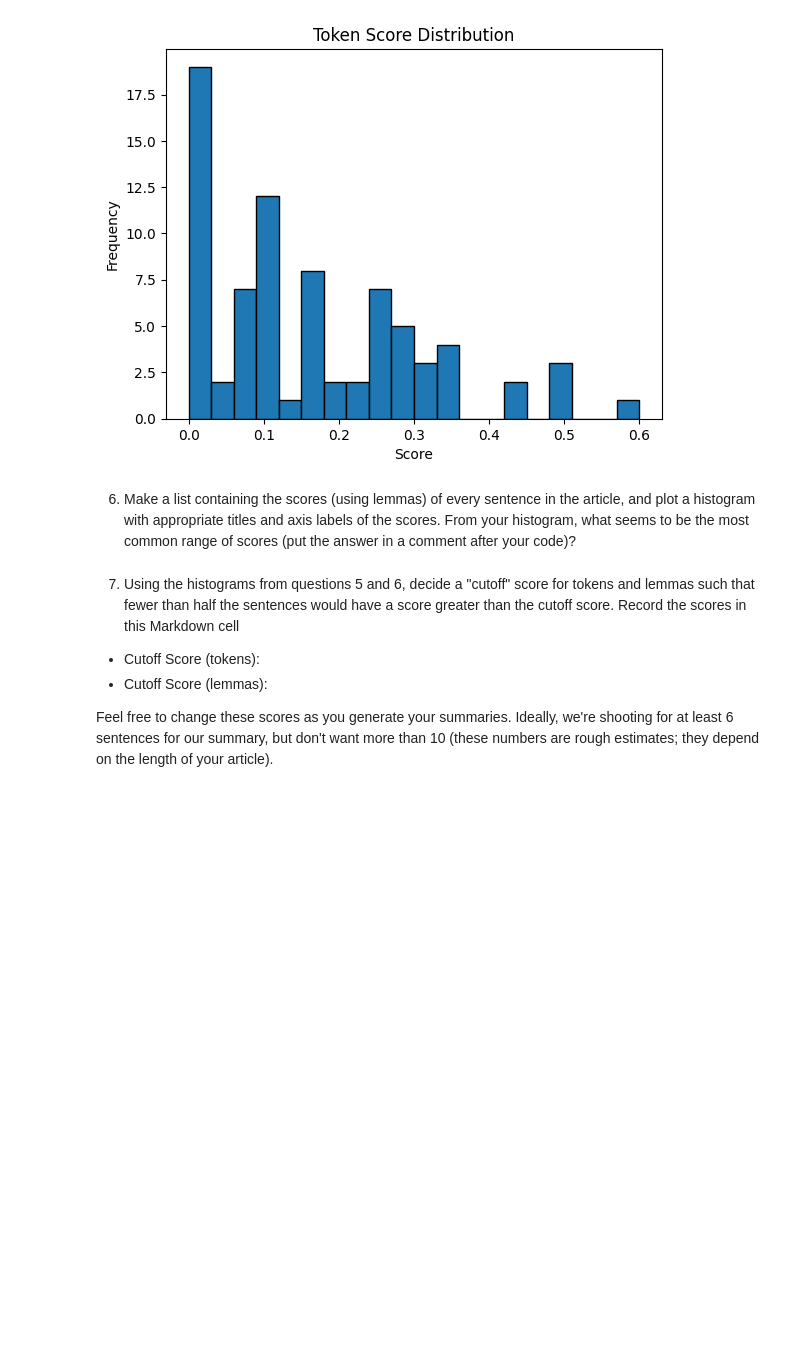
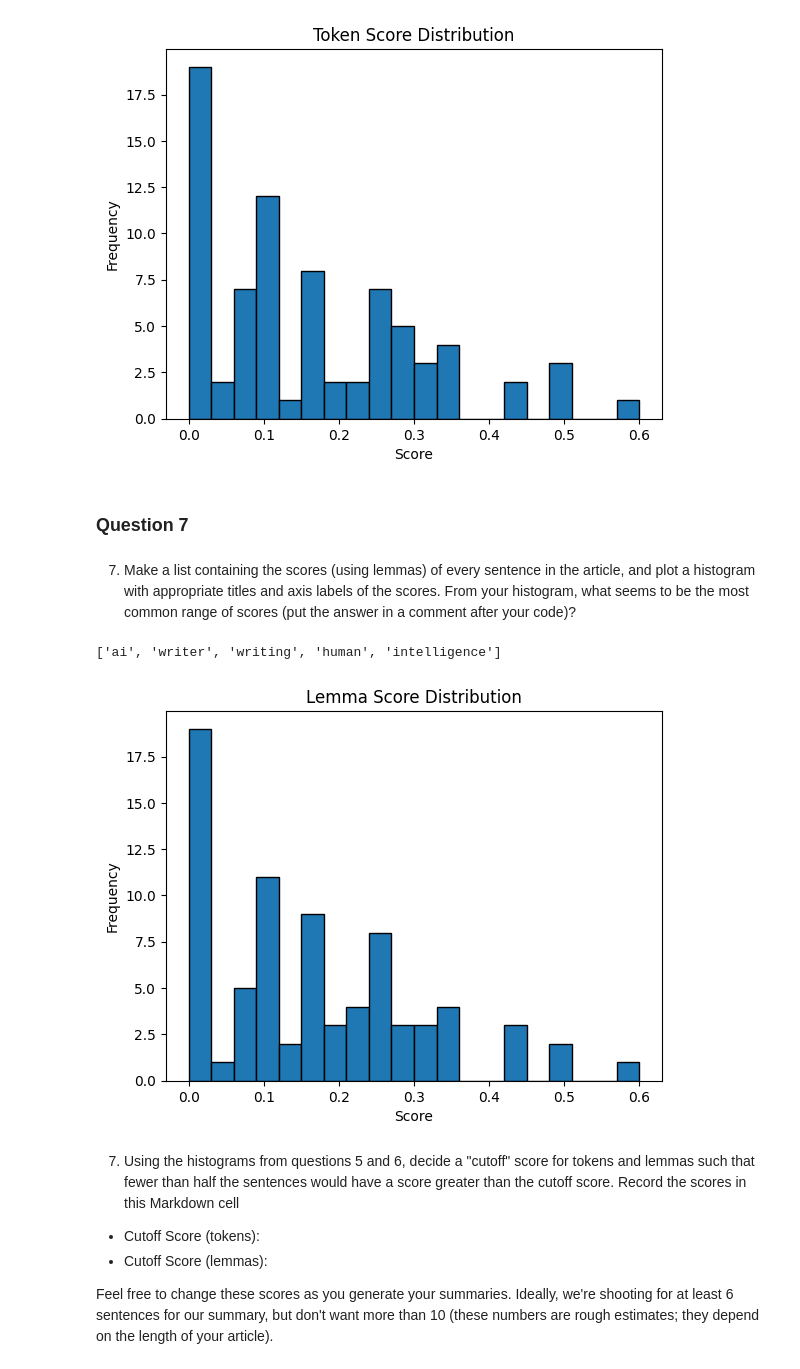
Before and after one commit to dineshgurum8/Article-summarizer, a Jupyter notebook: article-summarizer.ipynb, the cells around one changed output. Saved outputs shown, nothing was run; the diff lists cells and outputs as text; code cells hidden in the pictures; blank space fills up the shorter version.

Commit message:
Executing Question 6

```diff
--- a/article-summarizer.ipynb
+++ b/article-summarizer.ipynb
@@ -247,8 +247,28 @@ plt.show()
 # %% [output]
 ['ai', 'writing', 'writers', 'intelligence', 'human']
 [figure]
+# %% [markdown]
+### Question 7
 # %% [markdown]
-6. Make a list containing the scores (using lemmas) of every sentence in the article, and plot a histogram with appropriate titles and axis labels of the scores.  From your histogram, what seems to be the most common range of scores (put the answer in a comment after your code)?
+7. Make a list containing the scores (using lemmas) of every sentence in the article, and plot a histogram with appropriate titles and axis labels of the scores.  From your histogram, what seems to be the most common range of scores (put the answer in a comment after your code)?
+# %%
+
+used_lemmas = [t[0] for t in lemma_freq.most_common(5)]
+print(used_lemmas)
+
+scores = []
+for sent in doc.sents:
+    scores.append(score_sentence_by_lemma(sent.text, used_lemmas))
+
+# Plotting the scores on a histogram
+plt.hist(scores, bins=20, edgecolor='black')
+plt.title('Lemma Score Distribution')
+plt.xlabel('Score')
+plt.ylabel('Frequency')
+plt.show()
+# %% [output]
+['ai', 'writer', 'writing', 'human', 'intelligence']
+[figure, added]
 # %% [markdown]
 7. Using the histograms from questions 5 and 6, decide a "cutoff" score for tokens and lemmas such that fewer than half the sentences would have a score greater than the cutoff score.  Record the scores in this Markdown cell
 
```
